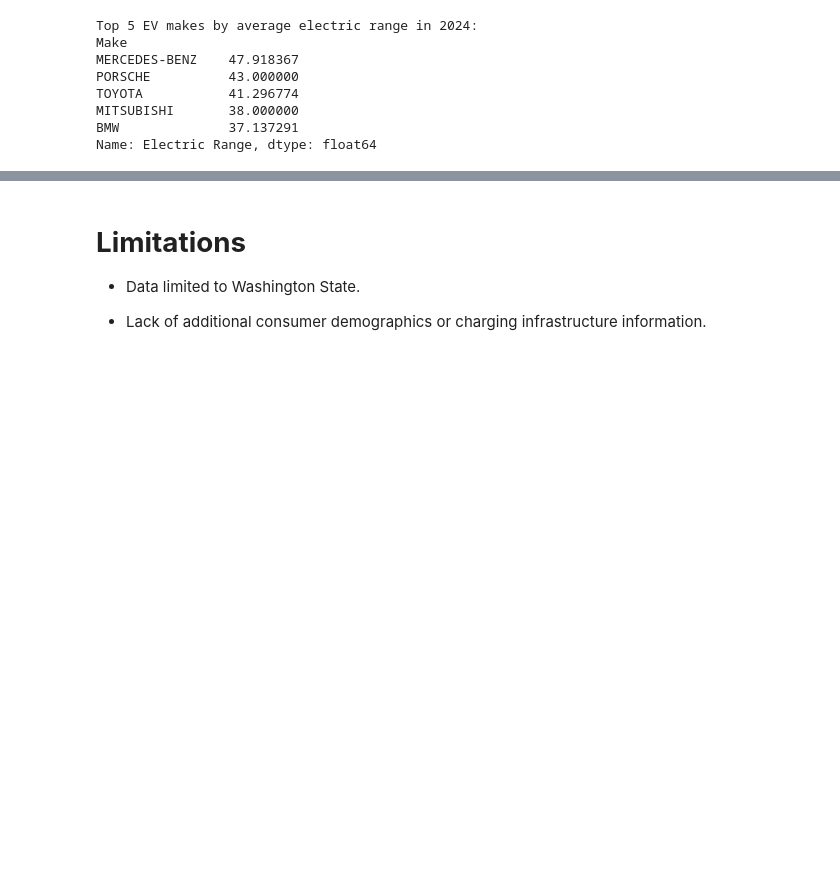
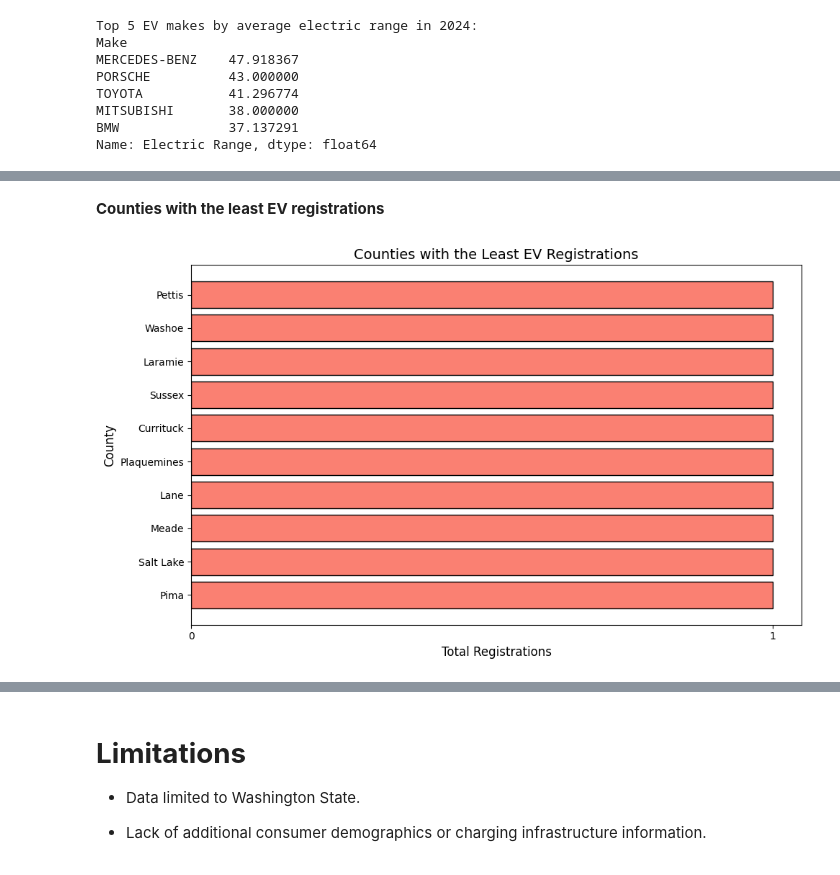
Before and after one commit to Lakshmee-rajagopal/Comprehensive-Analysis-of-Electric-Vehicle-Registrations-in-Washington-State-Insights-from-2024-Data, a Jupyter notebook: Comprehensive_Analysis_of_Electric_Vehicle_Registrations_in_Washington_State_Insights_from_2024_Data.ipynb, the cells around one changed output, grey strips where cells are left out. Drawn from its saved outputs; the diff is of its cells as text; code cells hidden in the pictures; blank space fills up the shorter version.

```diff
--- a/Comprehensive_Analysis_of_Electric_Vehicle_Registrations_in_Washington_State_Insights_from_2024_Data.ipynb
+++ b/Comprehensive_Analysis_of_Electric_Vehicle_Registrations_in_Washington_State_Insights_from_2024_Data.ipynb
@@ -1199,0 +1277,21 @@ Name: Electric Range, dtype: float64
+# %% [markdown]
+**Counties with the least EV registrations**
+# %%
+# Group the data by 'County' and calculate the total registrations
+county_registrations = data['County'].value_counts().reset_index()
+county_registrations.columns = ['County', 'Total_Registrations']
+
+# Plot the 5 counties with the least registrations
+least_registration_counties = county_registrations.tail(10)  # Take the 5 least-registered counties
+
+# Plot
+plt.figure(figsize=(10, 6))
+plt.barh(least_registration_counties['County'], least_registration_counties['Total_Registrations'], color='salmon', edgecolor='black')
+plt.title('Counties with the Least EV Registrations', fontsize=14)
+plt.xlabel('Total Registrations', fontsize=12)
+plt.ylabel('County', fontsize=12)
+plt.gca().xaxis.set_major_locator(ticker.MaxNLocator(integer=True))
+plt.tight_layout()
+plt.show()
+# %% [output]
+[figure, added]
```
Also changed, not shown: parts of 11 cells of this notebook.
